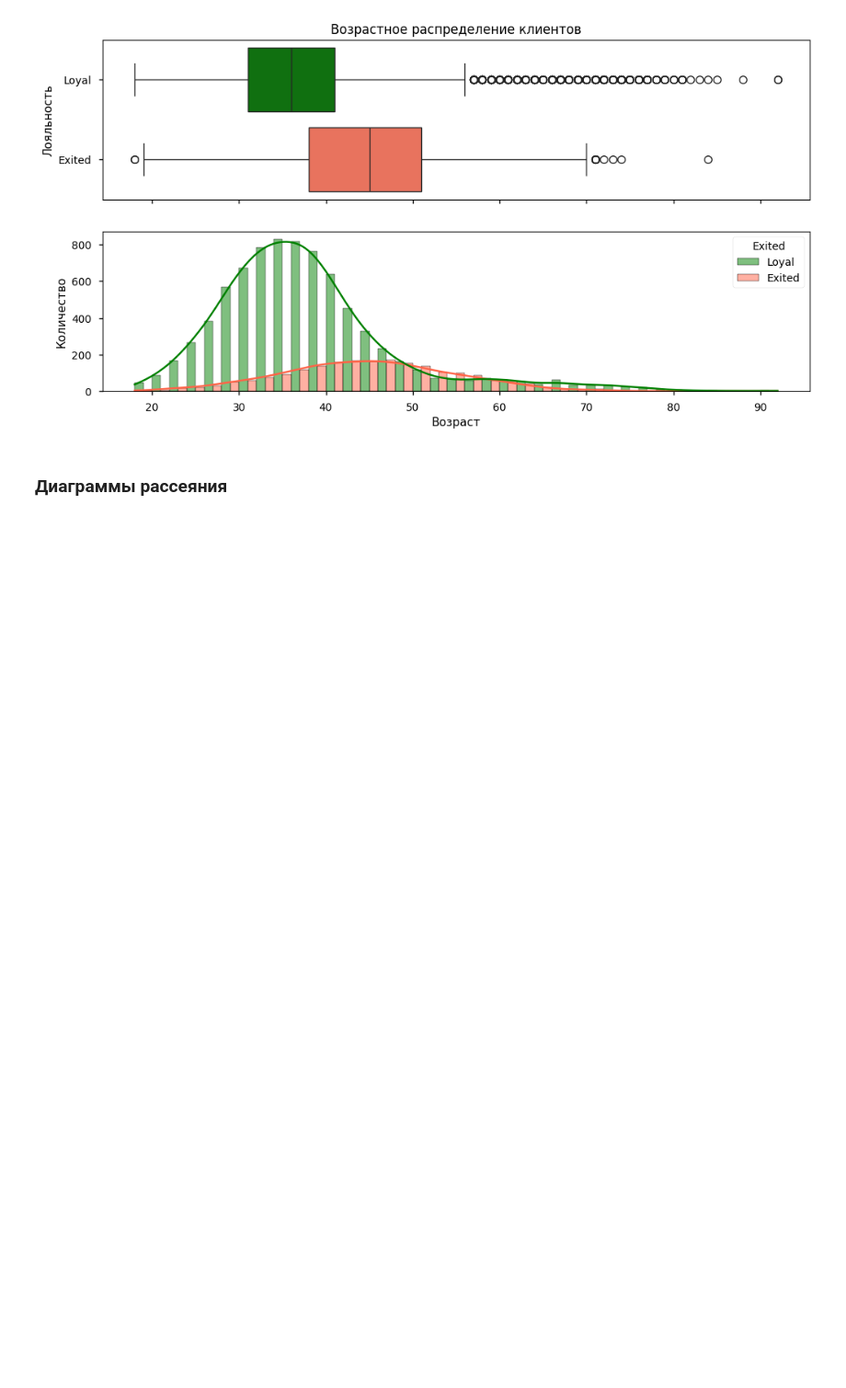
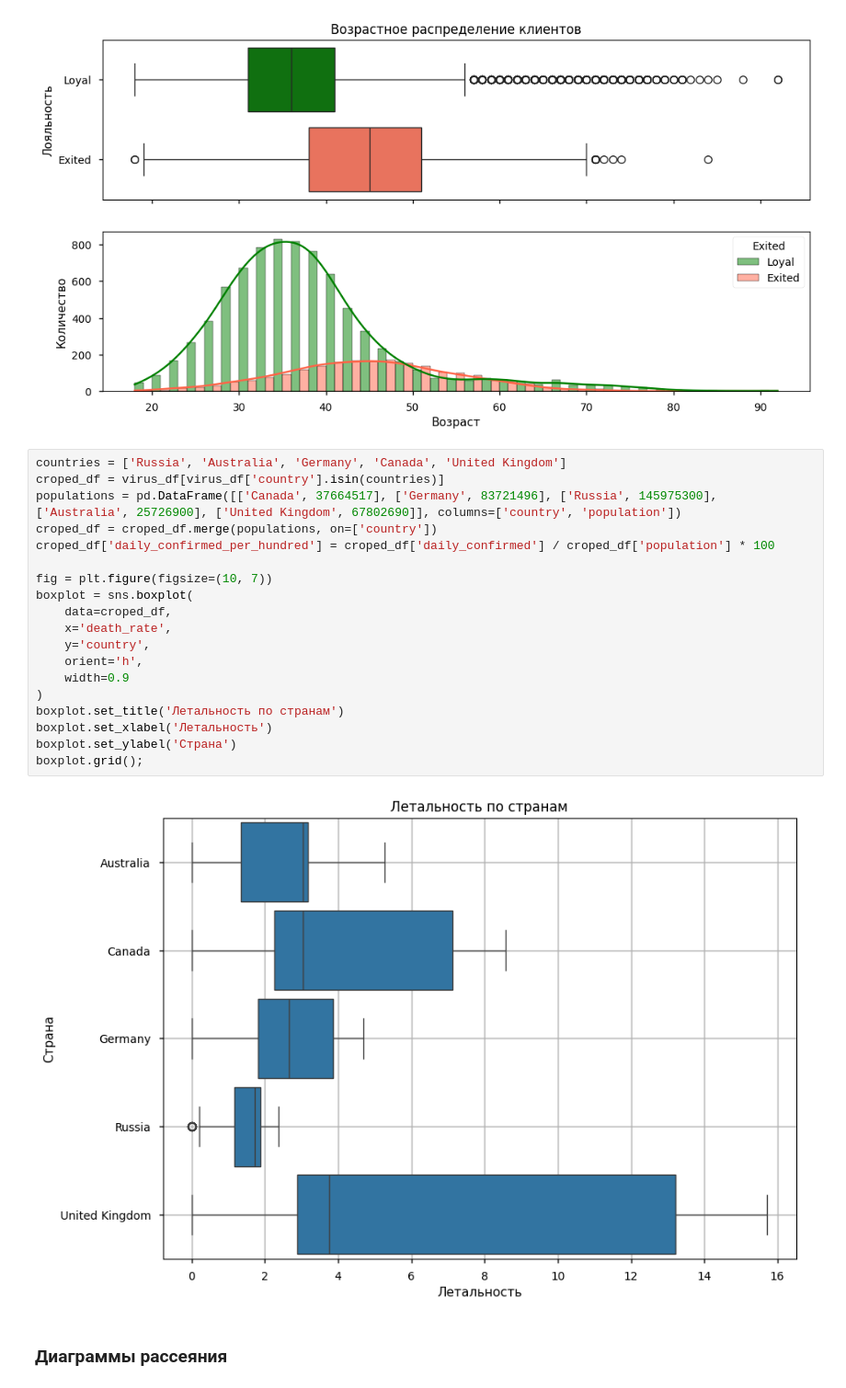
Before and after one commit to wildfielded/samples-ds, a Jupyter notebook: _Spurs/EDA_graph.ipynb, the cells around one changed output. Shown at 92% size. Cells and saved outputs as stored; diff of their text form; blank space fills up the shorter version.

```diff
--- a/_Spurs/EDA_graph.ipynb
+++ b/_Spurs/EDA_graph.ipynb
@@ -128,6 +153,27 @@ ax2.set_xlabel('Возраст')
 ax2.set_ylabel('Количество');
 # %% [output]
 [figure]
+# %%
+countries = ['Russia', 'Australia', 'Germany', 'Canada', 'United Kingdom']
+croped_df = virus_df[virus_df['country'].isin(countries)]
+populations = pd.DataFrame([['Canada', 37664517], ['Germany', 83721496], ['Russia', 145975300], ['Australia', 25726900], ['United Kingdom', 67802690]], columns=['country', 'population'])
+croped_df = croped_df.merge(populations, on=['country'])
+croped_df['daily_confirmed_per_hundred'] = croped_df['daily_confirmed'] / croped_df['population'] * 100
+
+fig = plt.figure(figsize=(10, 7))
+boxplot = sns.boxplot(
+    data=croped_df,
+    x='death_rate',
+    y='country',
+    orient='h',
+    width=0.9
+)
+boxplot.set_title('Летальность по странам')
+boxplot.set_xlabel('Летальность')
+boxplot.set_ylabel('Страна')
+boxplot.grid();
+# %% [output]
+[figure, added]
 # %% [markdown]
 ### Диаграммы рассеяния ###
 # %%
```
Also changed, not shown: parts of 8 cells of this notebook, 4 other files.
